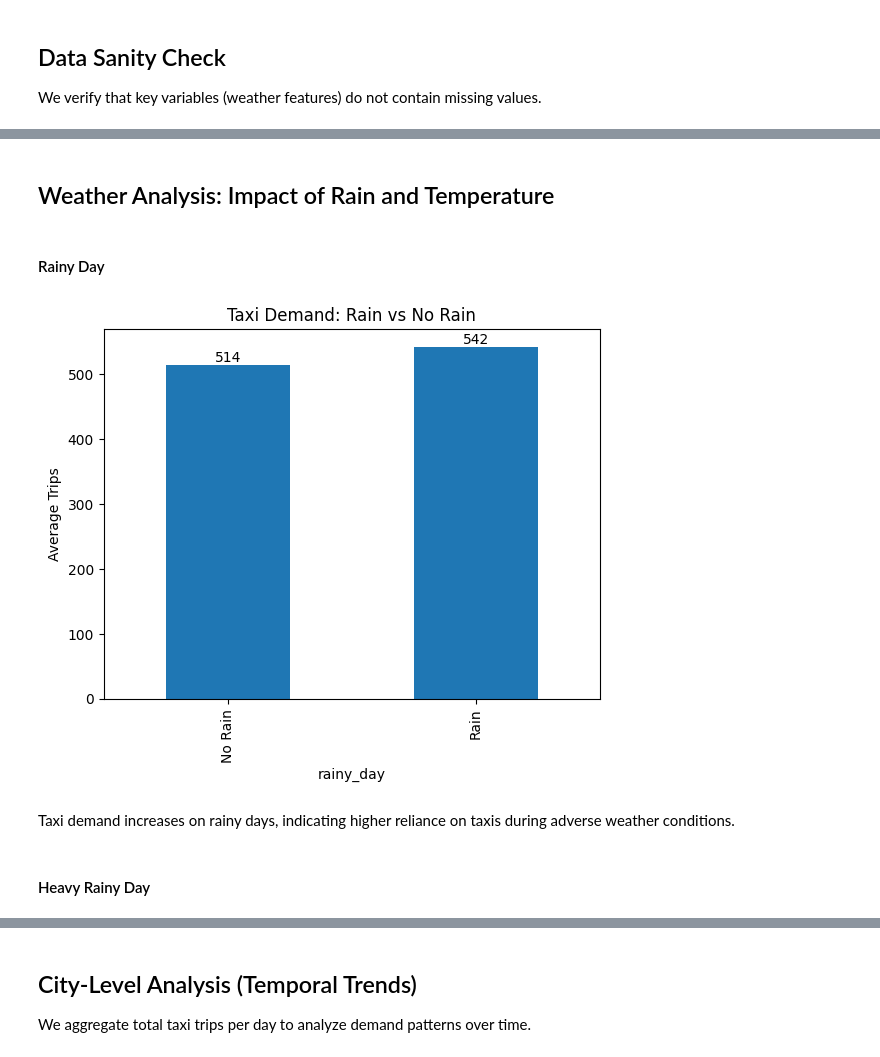
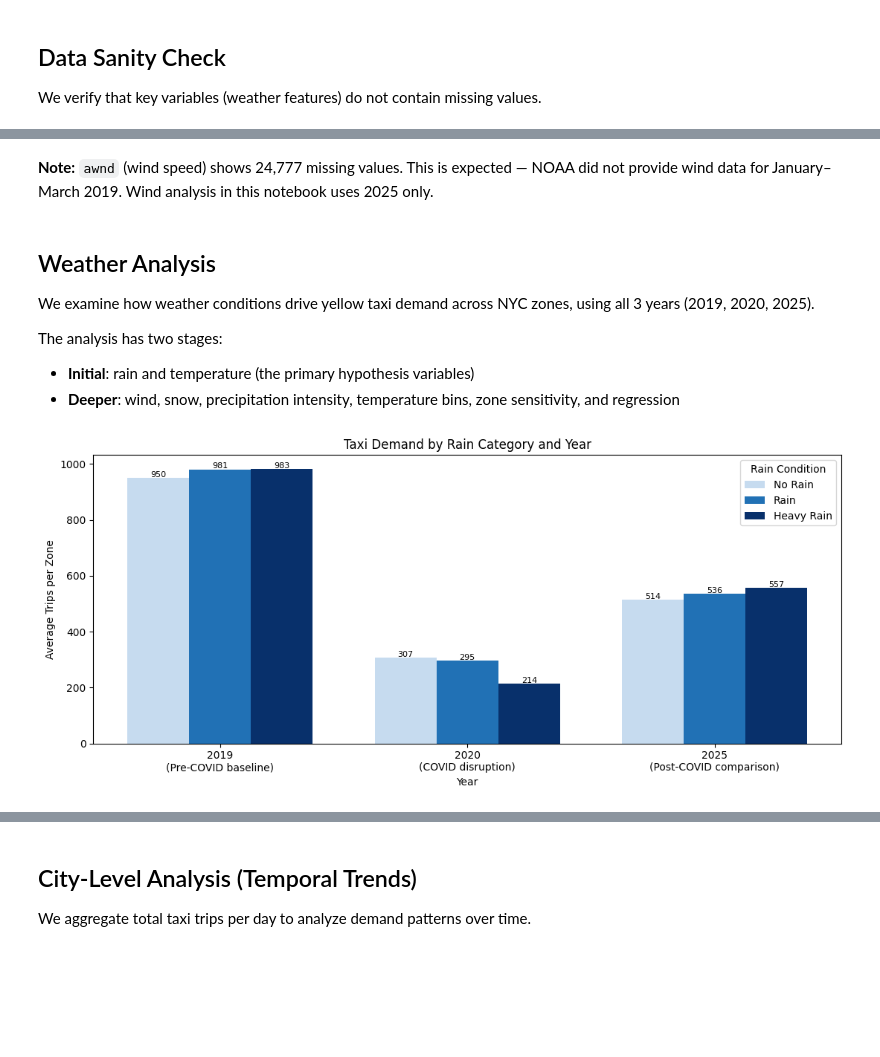
Before and after one commit to mmmmkk/DE-Final-Project-Group-Metropolitan, a Jupyter notebook: hypothesis_1_analysis.ipynb, the cells around one changed output, grey strips where cells are left out. Saved outputs shown, nothing was run; the diff lists cells and outputs as text; code cells hidden in the pictures; blank space fills up the shorter version.

Commit message:
Update README and weather analysis notebook

```diff
--- a/hypothesis_1_analysis.ipynb
+++ b/hypothesis_1_analysis.ipynb
@@ -5,11 +5,21 @@ This analysis explores how weather conditions and POI density influence taxi dem
 # %%
 import pandas as pd
 import matplotlib.pyplot as plt
+import numpy as np
 
-df = pd.read_parquet("data/processed/final/zone_date_master_2025.parquet")
+YEAR_COLORS = {2019: "#2F5597", 2020: "#C0504D", 2025: "#548235"}
+PHASE_LABELS = {2019: "Pre-COVID baseline", 2020: "COVID disruption", 2025: "Post-COVID comparison"}
 
-# Filter to 2025
-df = df[df["date"] >= pd.to_datetime("2025-01-01").date()]
+dfs = []
+for year in [2019, 2020, 2025]:
+    _df = pd.read_parquet(f"data/processed/final/zone_date_master_{year}.parquet")
+    _df["year"] = year
+    dfs.append(_df)
 
+df = pd.concat(dfs, ignore_index=True)
+df["date"] = pd.to_datetime(df["date"]).dt.date
+
+print(f"Total rows: {len(df):,}")
+print(f"Years: {sorted(df['year'].unique())}")
 df.head()
 # %% [output]
@@ -44,21 +56,54 @@ Name: trips_pickup_yellow, dtype: float64
+# %% [markdown]
+**Note:** `awnd` (wind speed) shows 24,777 missing values. This is expected — NOAA did not provide wind data for January–March 2019. Wind analysis in this notebook uses 2025 only.
 # %% [markdown]
-## Weather Analysis: Impact of Rain and Temperature
+## Weather Analysis
+
+We examine how weather conditions drive yellow taxi demand across NYC zones, using all 3 years (2019, 2020, 2025).
+
+The analysis has two stages:
+- **Initial**: rain and temperature (the primary hypothesis variables)
+- **Deeper**: wind, snow, precipitation intensity, temperature bins, zone sensitivity, and regression
-# %% [markdown]
-#### Rainy Day
 # %%
-ax= rain_effect.plot(kind="bar")
-plt.xticks([0, 1], ["No Rain", "Rain"])
-plt.title("Taxi Demand: Rain vs No Rain")
-plt.ylabel("Average Trips")
+# Create 3 mutually exclusive rain categories:
+# No Rain: rainy_day=0
+# Rain:    rainy_day=1 AND heavy_rain_day=0  (light to moderate, 0 < prcp < 10mm)
+# Heavy Rain: heavy_rain_day=1               (prcp >= 10mm)
+df["rain_category"] = "No Rain"
+df.loc[df["rainy_day"] == 1, "rain_category"] = "Rain"
+df.loc[df["heavy_rain_day"] == 1, "rain_category"] = "Heavy Rain"
 
-# Add values on bars
-for i, v in enumerate(rain_effect):
-    ax.text(i, v + 5, f"{v:.0f}", ha='center')
+category_order = ["No Rain", "Rain", "Heavy Rain"]
+category_colors = ["#c6dbef", "#2171b5", "#08306b"]
 
+# Mean trips per zone for each category × year
+rain_by_year = (
+    df.groupby(["year", "rain_category"])["trips_pickup_yellow"]
+    .mean()
+    .reset_index()
+)
+
+years = [2019, 2020, 2025]
+x = np.arange(len(years))
+width = 0.25
+
+fig, ax = plt.subplots(figsize=(11, 5))
+
+for i, (cat, color) in enumerate(zip(category_order, category_colors)):
+    vals = [
+        rain_by_year.loc[(rain_by_year["year"] == y) & (rain_by_year["rain_category"] == cat), "trips_pickup_yellow"].values[0]
+        for y in years
+    ]
+    bars = ax.bar(x + (i - 1) * width, vals, width=width, color=color, label=cat)
+    for bar, v in zip(bars, vals):
+        ax.text(bar.get_x() + bar.get_width() / 2, v + 3, f"{v:.0f}", ha="center", fontsize=8)
+
+ax.set_title("Taxi Demand by Rain Category and Year")
+ax.set_ylabel("Average Trips per Zone")
+ax.set_xlabel("Year")
+ax.set_xticks(x)
+ax.set_xticklabels([f"{y}\n({PHASE_LABELS[y]})" for y in years])
+ax.legend(title="Rain Condition")
+plt.tight_layout()
 plt.show()
 # %% [output]
-[figure, old version]
+[figure, new version]
-# %% [markdown]
-Taxi demand increases on rainy days, indicating higher reliance on taxis during adverse weather conditions.
-# %% [markdown]
-#### Heavy Rainy Day
```
Also changed, not shown: parts of 39 cells of this notebook, 3 other files.
